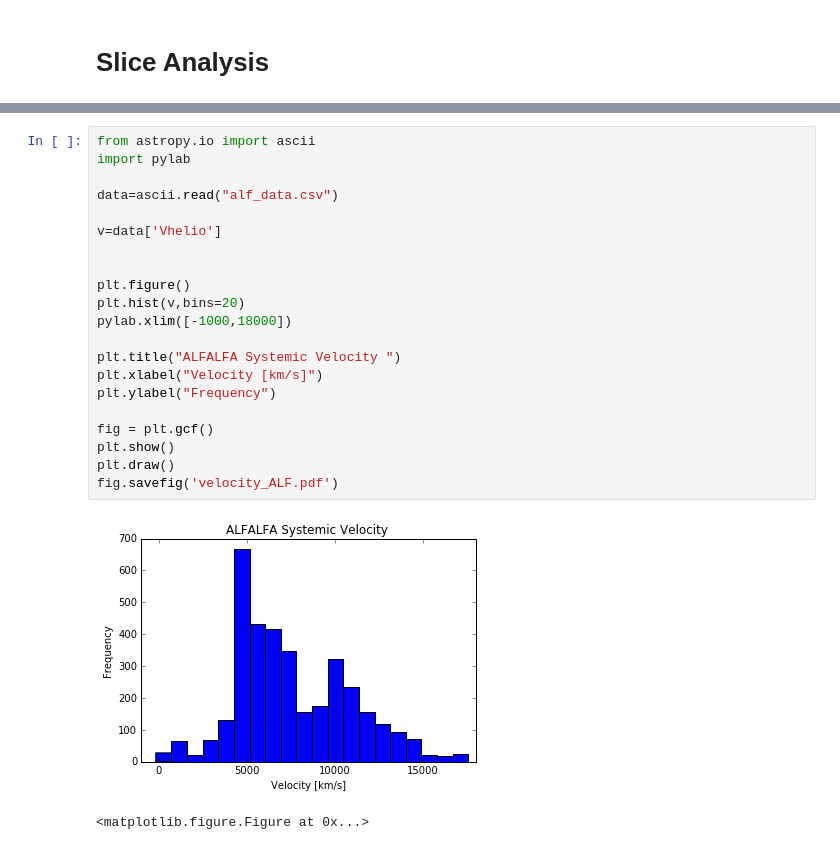
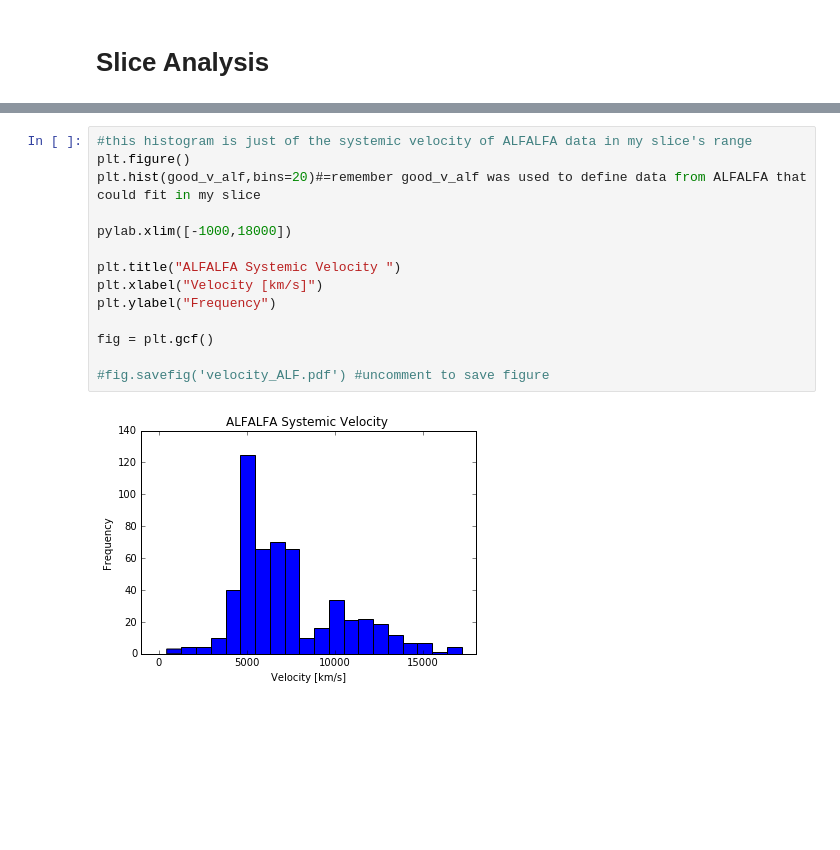
Before and after one commit to jsribaud/APPSS, a Jupyter notebook: UAT_code.ipynb, the cells around one changed output, grey strips where cells are left out. Cells and saved outputs as stored; diff of their text form; blank space fills up the shorter version.

```diff
--- a/UAT_code.ipynb
+++ b/UAT_code.ipynb
@@ -180,24 +200,16 @@ fig2.savefig('flux_appss.pdf')
 # %%
-from astropy.io import ascii
-import pylab
+#this histogram is just of the systemic velocity of ALFALFA data in my slice's range
+plt.figure()
+plt.hist(good_v_alf,bins=20)#=remember good_v_alf was used to define data from ALFALFA that could fit in my slice
 
-data=ascii.read("alf_data.csv")
-
-v=data['Vhelio']
-
-
-plt.figure()
-plt.hist(v,bins=20)
 pylab.xlim([-1000,18000])
 
 plt.title("ALFALFA Systemic Velocity ")
 plt.xlabel("Velocity [km/s]")
 plt.ylabel("Frequency")
 
 fig = plt.gcf()
-plt.show()
-plt.draw()
-fig.savefig('velocity_ALF.pdf')
+
+#fig.savefig('velocity_ALF.pdf') #uncomment to save figure
 # %% [output]
-[figure, old version]
+[figure, new version]
-<matplotlib.figure.Figure at 0x...>
```
Also changed, not shown: parts of 11 cells of this notebook.
